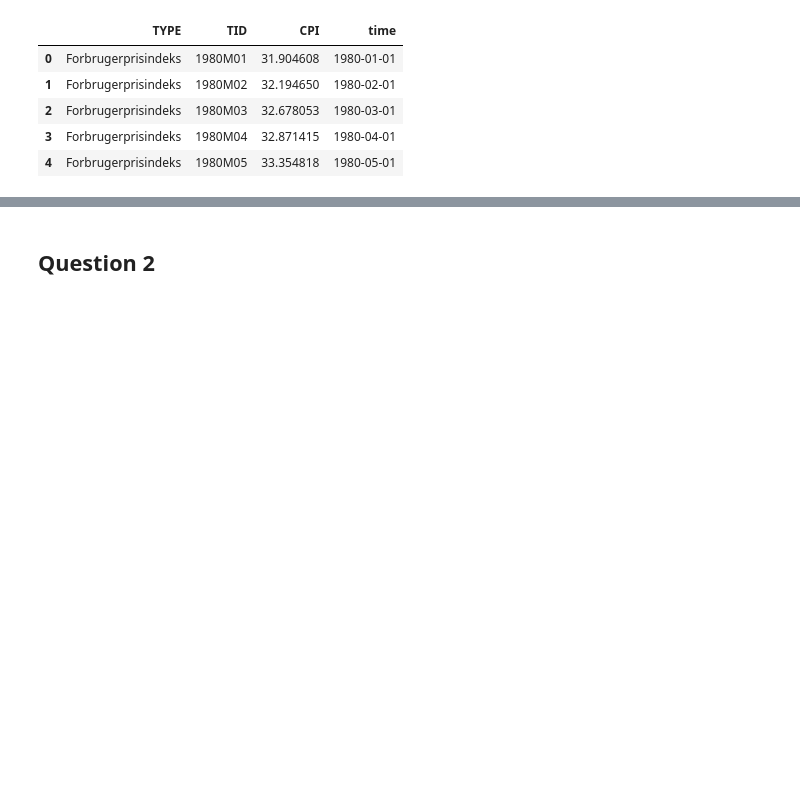
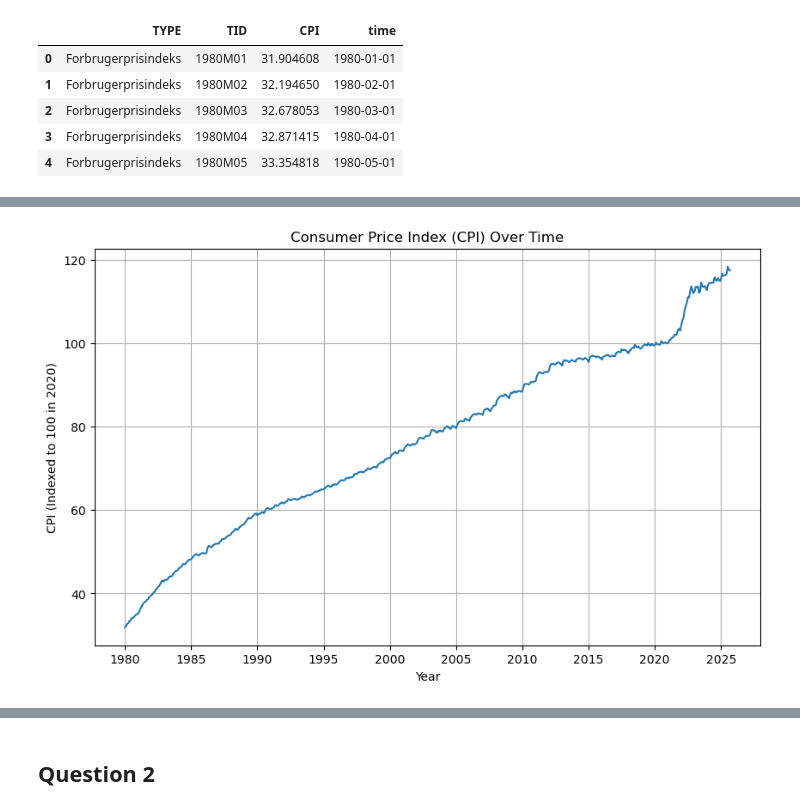
Before and after one commit to NumEconCopenhagen/projects-2025-aksel-tobias, a Jupyter notebook: 01_dataproject/dataproject.ipynb, the cells around one changed output, grey strips where cells are left out. Saved outputs shown, nothing was run; the diff lists cells and outputs as text; code cells hidden in the pictures; blank space fills up the shorter version.

```diff
--- a/01_dataproject/dataproject.ipynb
+++ b/01_dataproject/dataproject.ipynb
@@ -58,0 +60,11 @@ AttributeError: Can only use .dt accessor with datetimelike values
+# %%
+# plot CPI over time
+plt.figure(figsize=(10,6))
+plt.plot(df['time'], df['CPI'])
+plt.title('Consumer Price Index (CPI) Over Time')
+plt.xlabel('Year')
+plt.ylabel('CPI (Indexed to 100 in 2020)')
+plt.grid()
+plt.show()
+# %% [output]
+[figure, added]
```
Also changed, not shown: parts of 14 cells of this notebook.
